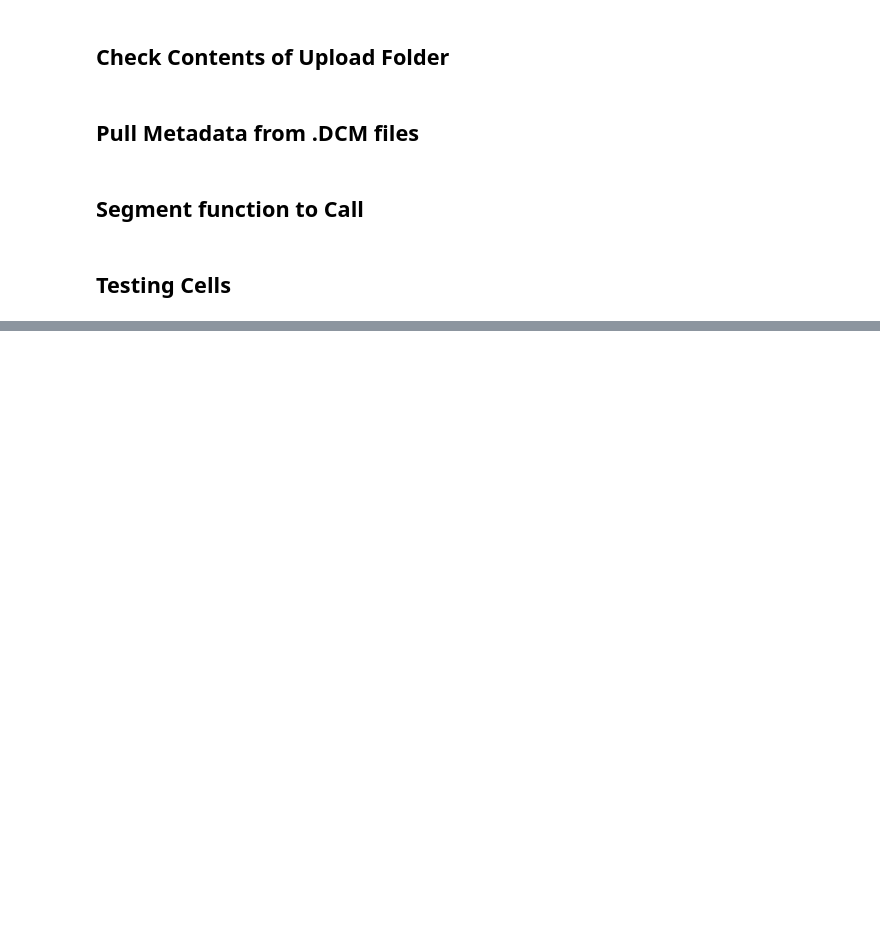
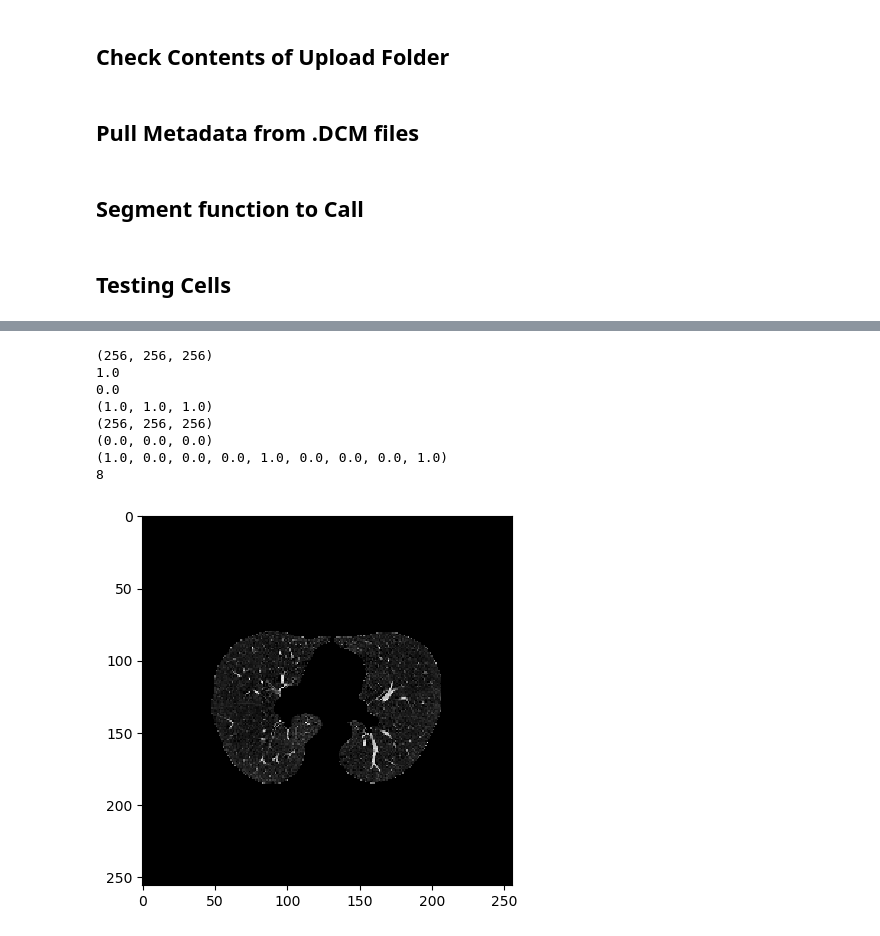
Before and after one commit to romendiratta/FastVision.ai, a Jupyter notebook: Segmentation/User_upload_segment.ipynb, the cells around one changed output, grey strips where cells are left out. Cells and saved outputs as stored; diff of their text form; code cells hidden in the pictures; blank space fills up the shorter version.

```diff
--- a/Segmentation/User_upload_segment.ipynb
+++ b/Segmentation/User_upload_segment.ipynb
@@ -279,24 +318,34 @@ def segment_single_scan(root_dir,output_file_path,mhd_file_name,voxel_size=2):
 # %%
 #segment_single_scan('SPIE/testing/4.000000-HIGH RES-47.17', 'SPIE/test_out', 'test', 1)
 # %%
-'''
-mhd_file = sitk.ReadImage('SPIE/test_out/test_segmented.mhd')
+
+mhd_file = sitk.ReadImage('Radiogenomics/user_output_test/10.000000-1.25MM CHEST BONE PLUS-69796.mhd_segmented.mhd')
 ct_scan = np.array(sitk.GetArrayFromImage(mhd_file), dtype=np.float32)
 print(ct_scan.shape)
 print(ct_scan.max())
 print(ct_scan.min())
 print(mhd_file.GetSpacing())
 print(mhd_file.GetSize())
 print(mhd_file.GetOrigin())
 print(mhd_file.GetDirection())
 print(mhd_file.GetPixelID())
 
 # Displays an image slice
-plt.imshow(ct_scan[270], cmap='gray')
+plt.imshow(ct_scan[128], cmap='gray')
 plt.show()
-'''
+
 
 #ct_seg = segmented_inferer_volume(ct_scan,offset=2000)
 # Displays an image slice
 #plt.imshow(ct_seg[120], cmap='gray')
 #plt.show()
+# %% [output]
+(256, 256, 256)
+1.0
+0.0
+(1.0, 1.0, 1.0)
+(256, 256, 256)
+(0.0, 0.0, 0.0)
+(1.0, 0.0, 0.0, 0.0, 1.0, 0.0, 0.0, 0.0, 1.0)
+8
+[figure, added]
```
Also changed, not shown: parts of 5 cells of this notebook.
